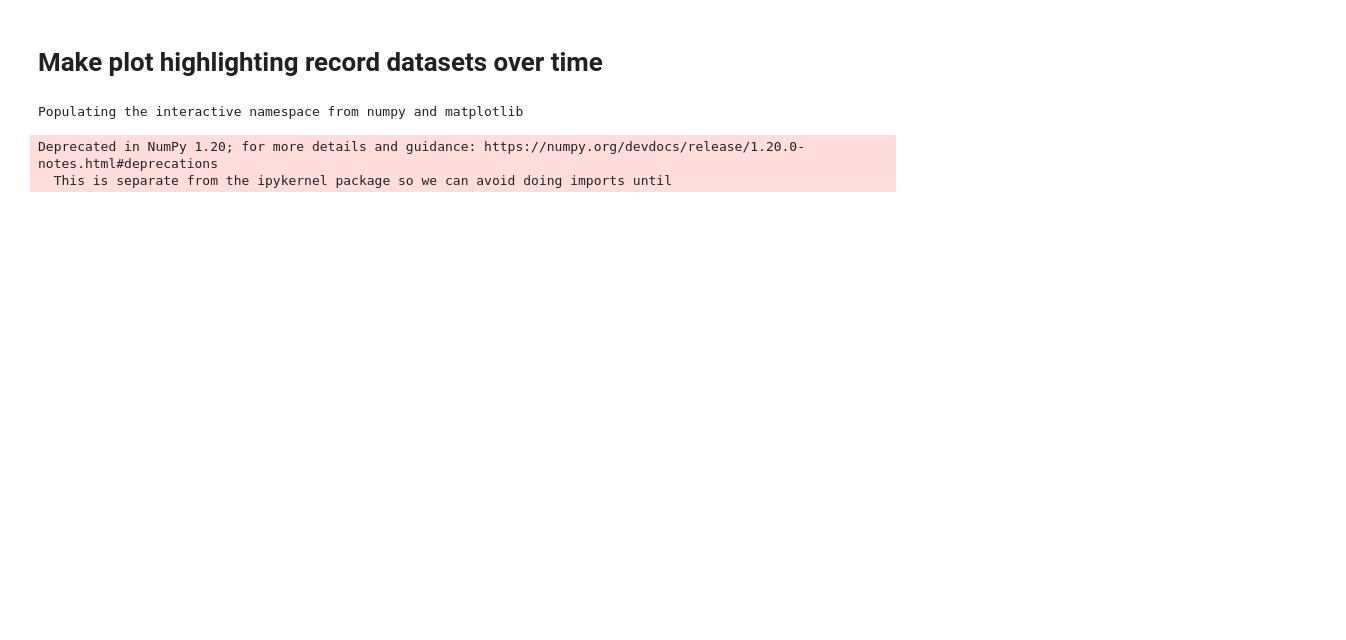
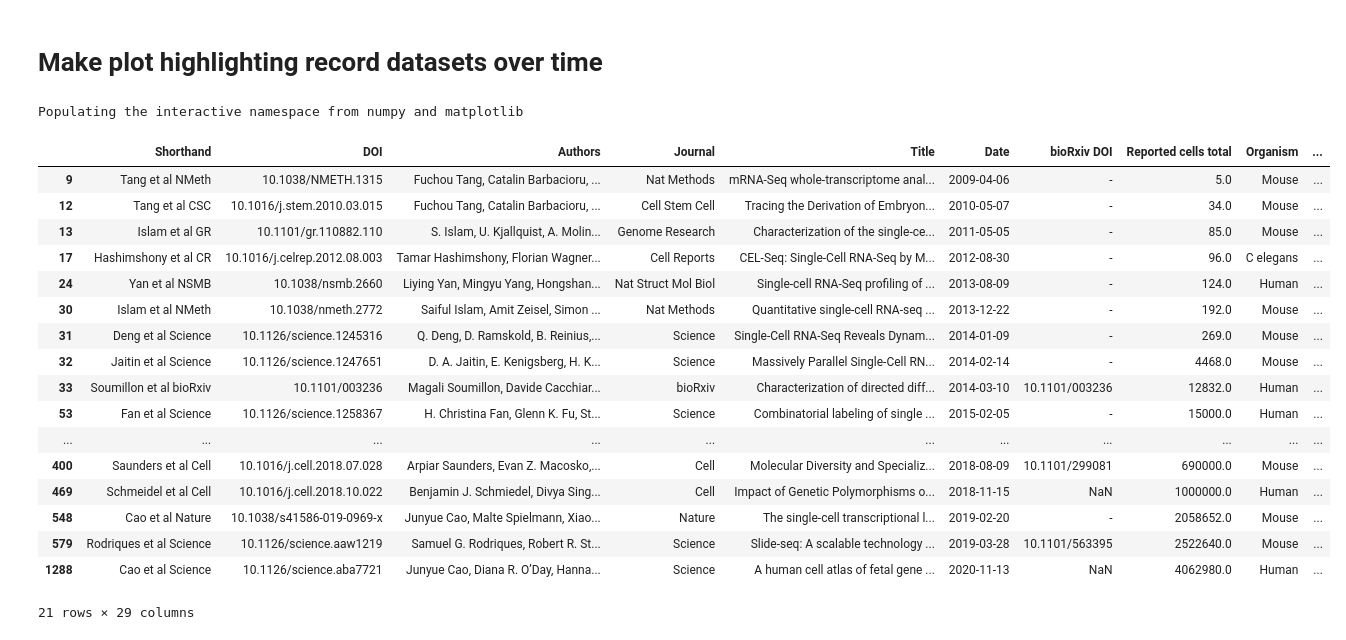
Before and after one commit to vals/single-cell-studies, a Jupyter notebook: 201109_Make_records_figure.ipynb, the cells around one changed output. Drawn from its saved outputs; the diff is of its cells as text; code cells hidden in the pictures; blank space fills up the shorter version.

```diff
--- a/201109_Make_records_figure.ipynb
+++ b/201109_Make_records_figure.ipynb
@@ -14,10 +14,7 @@ Populating the interactive namespace from numpy and matplotlib
 # %%
 data = pd.read_csv('https://nxn.se/single-cell-studies/data.tsv', sep='\t')
 data['Date'] = data['Date'].pipe(pd.to_datetime, format='%Y%m%d')
-data['Reported cells total'] = data['Reported cells total'].str.replace(',', '').map(np.float)
+data['Reported cells total'] = data['Reported cells total'].str.replace(',', '').map(float)
-# %% [output]
-Deprecated in NumPy 1.20; for more details and guidance: https://numpy.org/devdocs/release/1.20.0-notes.html#deprecations
-  This is separate from the ipykernel package so we can avoid doing imports until
 # %%
 df = data.query('Measurement == "RNA-seq"')
 # %%
@@ -31,4 +28,23 @@ for n, row in df.iterrows():
         df.loc[n, 'Record breaker'] = True
         record = row['Reported cells total']
 # %%
-df.query('`Record breaker` == True');
+display(df.query('`Record breaker` == True'));
+# %% [output]
+|  | Shorthand | DOI | Authors | Journal | Title | Date | bioRxiv DOI | Reported cells total | Organism | ... |
+| 9 | Tang et al NMeth | 10.1038/NMETH.1315 | Fuchou Tang, Catalin Barbacioru, ... | Nat Methods | mRNA-Seq whole-transcriptome anal... | 2009-04-06 | - | 5.0 | Mouse | ... |
+| 12 | Tang et al CSC | 10.1016/j.stem.2010.03.015 | Fuchou Tang, Catalin Barbacioru, ... | Cell Stem Cell | Tracing the Derivation of Embryon... | 2010-05-07 | - | 34.0 | Mouse | ... |
+| 13 | Islam et al GR | 10.1101/gr.110882.110 | S. Islam, U. Kjallquist, A. Molin... | Genome Research | Characterization of the single-ce... | 2011-05-05 | - | 85.0 | Mouse | ... |
+| 17 | Hashimshony et al CR | 10.1016/j.celrep.2012.08.003 | Tamar Hashimshony, Florian Wagner... | Cell Reports | CEL-Seq: Single-Cell RNA-Seq by M... | 2012-08-30 | - | 96.0 | C elegans | ... |
+| 24 | Yan et al NSMB | 10.1038/nsmb.2660 | Liying Yan, Mingyu Yang, Hongshan... | Nat Struct Mol Biol | Single-cell RNA-Seq profiling of ... | 2013-08-09 | - | 124.0 | Human | ... |
+| 30 | Islam et al NMeth | 10.1038/nmeth.2772 | Saiful Islam, Amit Zeisel, Simon ... | Nat Methods | Quantitative single-cell RNA-seq ... | 2013-12-22 | - | 192.0 | Mouse | ... |
+| 31 | Deng et al Science | 10.1126/science.1245316 | Q. Deng, D. Ramskold, B. Reinius,... | Science | Single-Cell RNA-Seq Reveals Dynam... | 2014-01-09 | - | 269.0 | Mouse | ... |
+| 32 | Jaitin et al Science | 10.1126/science.1247651 | D. A. Jaitin, E. Kenigsberg, H. K... | Science | Massively Parallel Single-Cell RN... | 2014-02-14 | - | 4468.0 | Mouse | ... |
+| 33 | Soumillon et al bioRxiv | 10.1101/003236 | Magali Soumillon, Davide Cacchiar... | bioRxiv | Characterization of directed diff... | 2014-03-10 | 10.1101/003236 | 12832.0 | Human | ... |
+| 53 | Fan et al Science | 10.1126/science.1258367 | H. Christina Fan, Glenn K. Fu, St... | Science | Combinatorial labeling of single ... | 2015-02-05 | - | 15000.0 | Human | ... |
+| ... | ... | ... | ... | ... | ... | ... | ... | ... | ... | ... |
+| 400 | Saunders et al Cell | 10.1016/j.cell.2018.07.028 | Arpiar Saunders, Evan Z. Macosko,... | Cell | Molecular Diversity and Specializ... | 2018-08-09 | 10.1101/299081 | 690000.0 | Mouse | ... |
+| 469 | Schmeidel et al Cell | 10.1016/j.cell.2018.10.022 | Benjamin J. Schmiedel, Divya Sing... | Cell | Impact of Genetic Polymorphisms o... | 2018-11-15 | NaN | 1000000.0 | Human | ... |
+| 548 | Cao et al Nature | 10.1038/s41586-019-0969-x | Junyue Cao, Malte Spielmann, Xiao... | Nature | The single-cell transcriptional l... | 2019-02-20 | - | 2058652.0 | Mouse | ... |
+| 579 | Rodriques et al Science | 10.1126/science.aaw1219 | Samuel G. Rodriques, Robert R. St... | Science | Slide-seq: A scalable technology ... | 2019-03-28 | 10.1101/563395 | 2522640.0 | Mouse | ... |
+| 1288 | Cao et al Science | 10.1126/science.aba7721 | Junyue Cao, Diana R. O’Day, Hanna... | Science | A human cell atlas of fetal gene ... | 2020-11-13 | NaN | 4062980.0 | Human | ... |
+21 rows × 29 columns
```
Also changed, not shown: parts of 3 cells of this notebook.
